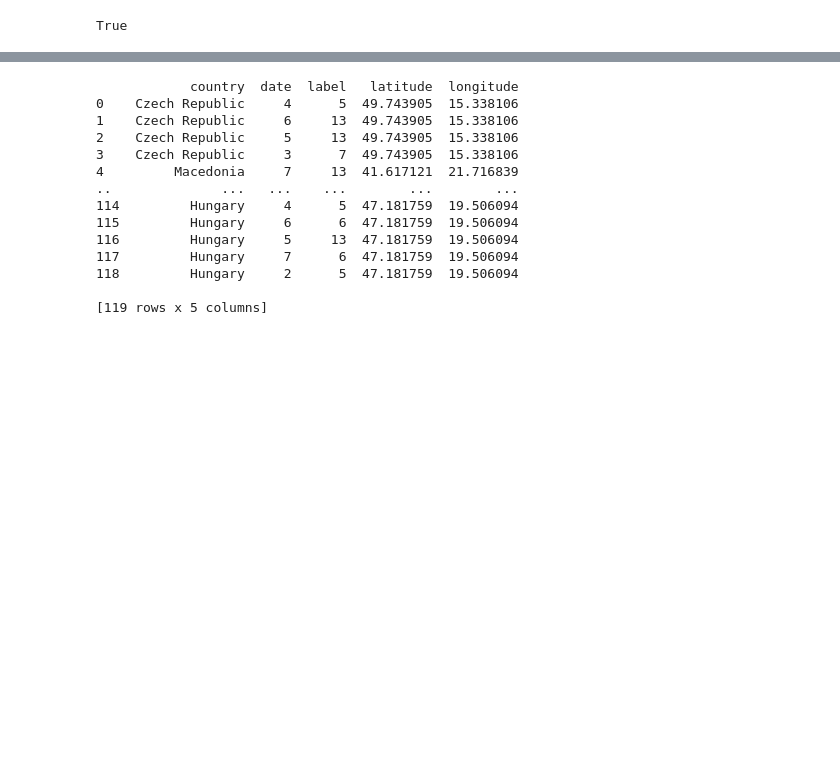
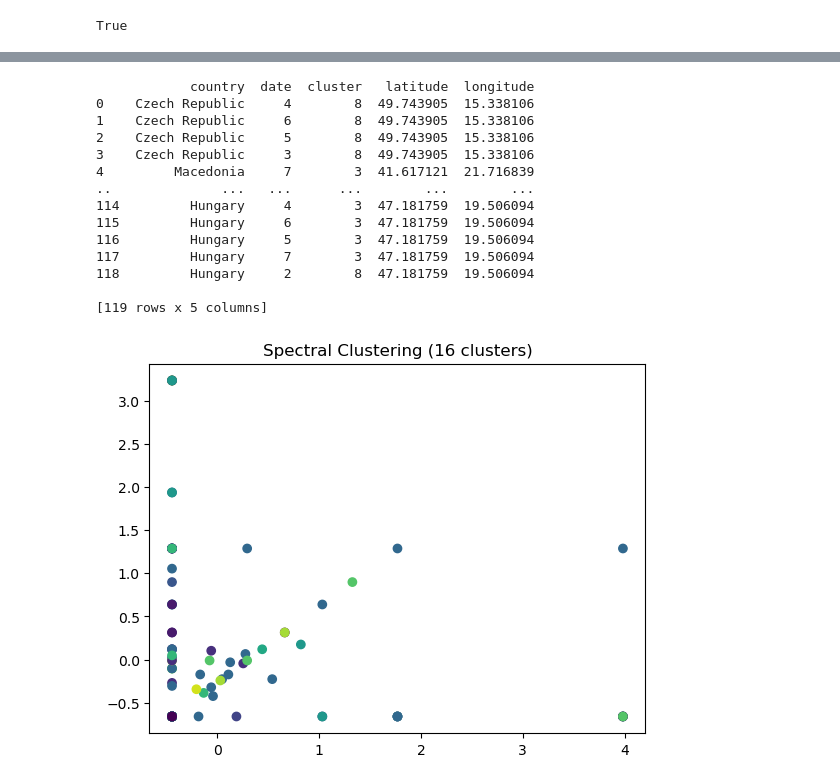
Before and after one commit to aradar46/Geographic_Population_Structure_GPS, a Jupyter notebook: notebook.ipynb, the cells around one changed output, grey strips where cells are left out. Cells and saved outputs as stored; diff of their text form; code cells hidden in the pictures; blank space fills up the shorter version.

```diff
--- a/notebook.ipynb
+++ b/notebook.ipynb
@@ -313,7 +215,7 @@ import pandas as pd
 from geopy.geocoders import Nominatim
 
 # Load your dataset (assuming it's a CSV file)
-data = pd.read_csv('Data/DataS1_freq_labels (curated).csv', sep='\t')
+data = pd.read_csv('Data/DataS1_freq_labels.csv', sep='\t')
 
 # Initialize a geolocator object
 geolocator = Nominatim(user_agent='my-app')
@@ -334,19 +236,40 @@ df = pd.concat([data, coordinates], axis=1)
 # Print the first few rows of the new DataFrame
 print(df)
 # %% [output]
-            country  date  label   latitude  longitude
-0    Czech Republic     4      5  49.743905  15.338106
-1    Czech Republic     6     13  49.743905  15.338106
-2    Czech Republic     5     13  49.743905  15.338106
-3    Czech Republic     3      7  49.743905  15.338106
-4         Macedonia     7     13  41.617121  21.716839
-..              ...   ...    ...        ...        ...
-114         Hungary     4      5  47.181759  19.506094
-115         Hungary     6      6  47.181759  19.506094
-116         Hungary     5     13  47.181759  19.506094
-117         Hungary     7      6  47.181759  19.506094
-118         Hungary     2      5  47.181759  19.506094
+            country  date  cluster   latitude  longitude
+0    Czech Republic     4        8  49.743905  15.338106
+1    Czech Republic     6        8  49.743905  15.338106
+2    Czech Republic     5        8  49.743905  15.338106
+3    Czech Republic     3        8  49.743905  15.338106
+4         Macedonia     7        3  41.617121  21.716839
+..              ...   ...      ...        ...        ...
+114         Hungary     4        3  47.181759  19.506094
+115         Hungary     6        3  47.181759  19.506094
+116         Hungary     5        3  47.181759  19.506094
+117         Hungary     7        3  47.181759  19.506094
+118         Hungary     2        8  47.181759  19.506094
 
 [119 rows x 5 columns]
 # %%
 df.to_csv('Data/DataS1_freq_labels (curated).csv', sep='\t', index=False)
+# %%
+from sklearn.cluster import SpectralClustering
+from sklearn.preprocessing import StandardScaler
+from sklearn.datasets import make_blobs
+import matplotlib.pyplot as plt
+
+
+# Scale the data
+scaler = StandardScaler()
+X = scaler.fit_transform(data3)
+
+# Perform spectral clustering
+n_clusters = 16 # Number of clusters
+clustering = SpectralClustering(n_clusters=n_clusters, eigen_solver='arpack', affinity="nearest_neighbors").fit(X)
+
+# Visualize the clustering result
+plt.scatter(X[:, 0], X[:, 1], c=clustering.labels_)
+plt.title("Spectral Clustering ({} clusters)".format(n_clusters))
+plt.show()
+# %% [output]
+[figure, added]
```
Also changed, not shown: parts of 23 cells of this notebook, 7 other files.
